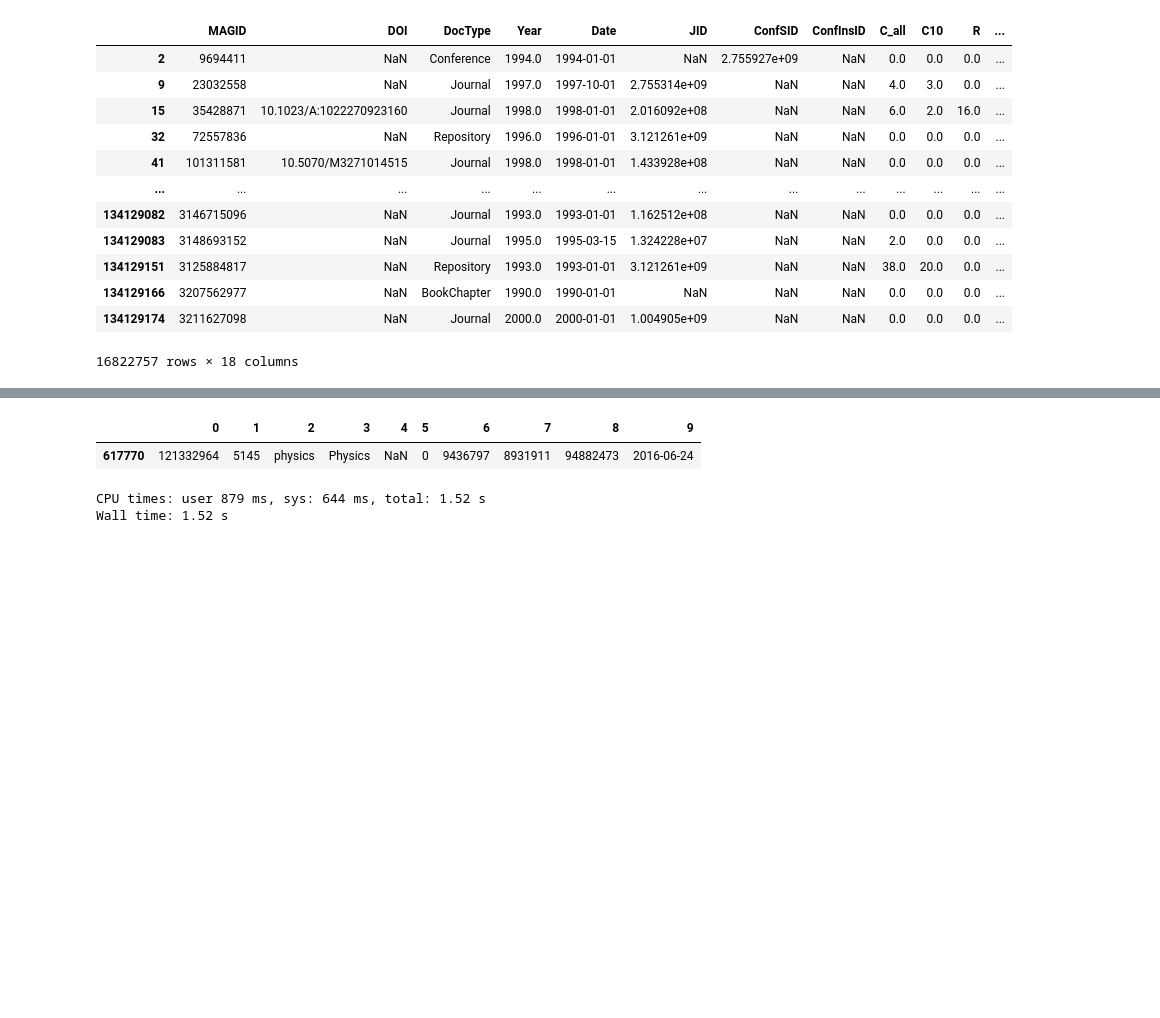
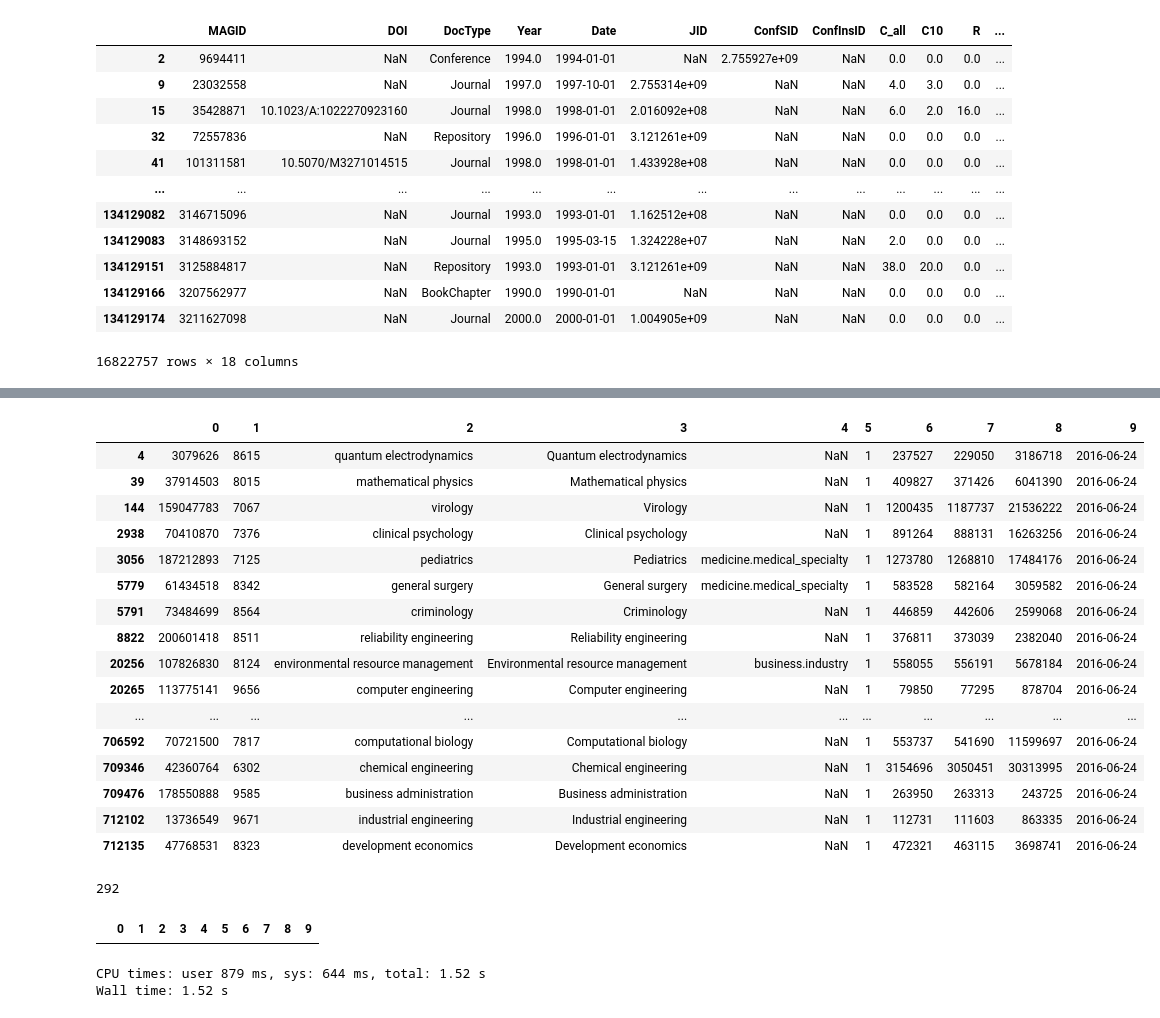
Before and after one commit to JiHaeChoi/SDG, a Jupyter notebook: Analysis.ipynb, the cells around one changed output, grey strips where cells are left out. Drawn from its saved outputs; the diff is of its cells as text; code cells hidden in the pictures; blank space fills up the shorter version.

```diff
--- a/Analysis.ipynb
+++ b/Analysis.ipynb
@@ -558,10 +702,33 @@ Wall time: 13 s
+# %%
+df_MAG_F[df_MAG_F[5] == 1]
+# %% [output]
+|  | 0 | 1 | 2 | 3 | 4 | 5 | 6 | 7 | 8 | 9 |
+| 4 | 3079626 | 8615 | quantum electrodynamics | Quantum electrodynamics | NaN | 1 | 237527 | 229050 | 3186718 | 2016-06-24 |
+| 39 | 37914503 | 8015 | mathematical physics | Mathematical physics | NaN | 1 | 409827 | 371426 | 6041390 | 2016-06-24 |
+| 144 | 159047783 | 7067 | virology | Virology | NaN | 1 | 1200435 | 1187737 | 21536222 | 2016-06-24 |
+| 2938 | 70410870 | 7376 | clinical psychology | Clinical psychology | NaN | 1 | 891264 | 888131 | 16263256 | 2016-06-24 |
+| 3056 | 187212893 | 7125 | pediatrics | Pediatrics | medicine.medical_specialty | 1 | 1273780 | 1268810 | 17484176 | 2016-06-24 |
+| 5779 | 61434518 | 8342 | general surgery | General surgery | medicine.medical_specialty | 1 | 583528 | 582164 | 3059582 | 2016-06-24 |
+| 5791 | 73484699 | 8564 | criminology | Criminology | NaN | 1 | 446859 | 442606 | 2599068 | 2016-06-24 |
+| 8822 | 200601418 | 8511 | reliability engineering | Reliability engineering | NaN | 1 | 376811 | 373039 | 2382040 | 2016-06-24 |
+| 20256 | 107826830 | 8124 | environmental resource management | Environmental resource management | business.industry | 1 | 558055 | 556191 | 5678184 | 2016-06-24 |
+| 20265 | 113775141 | 9656 | computer engineering | Computer engineering | NaN | 1 | 79850 | 77295 | 878704 | 2016-06-24 |
+| ... | ... | ... | ... | ... | ... | ... | ... | ... | ... | ... |
+| 706592 | 70721500 | 7817 | computational biology | Computational biology | NaN | 1 | 553737 | 541690 | 11599697 | 2016-06-24 |
+| 709346 | 42360764 | 6302 | chemical engineering | Chemical engineering | NaN | 1 | 3154696 | 3050451 | 30313995 | 2016-06-24 |
+| 709476 | 178550888 | 9585 | business administration | Business administration | NaN | 1 | 263950 | 263313 | 243725 | 2016-06-24 |
+| 712102 | 13736549 | 9671 | industrial engineering | Industrial engineering | NaN | 1 | 112731 | 111603 | 863335 | 2016-06-24 |
+| 712135 | 47768531 | 8323 | development economics | Development economics | NaN | 1 | 472321 | 463115 | 3698741 | 2016-06-24 |
+# %%
+len(df_MAG_F[df_MAG_F[5] == 1])
+# %% [output]
+292
 # %%
 # Please note that all data index in Original MAG are int format as 3 below.
-df_MAG_Lv0_Field[df_MAG_Lv0_Field[3] == 'Physics']
+df_MAG_Lv0_Field[df_MAG_Lv0_Field[5] == 1]
 # As we find out the field ID of physics is 121332964.
 # %% [output]
 |  | 0 | 1 | 2 | 3 | 4 | 5 | 6 | 7 | 8 | 9 |
-| 617770 | 121332964 | 5145 | physics | Physics | NaN | 0 | 9436797 | 8931911 | 94882473 | 2016-06-24 |
 # %%
 %%time
 # Select physics papers from SciNet_Paper_LV0Field table.
```
Also changed, not shown: parts of 26 cells of this notebook, 2 other files.
